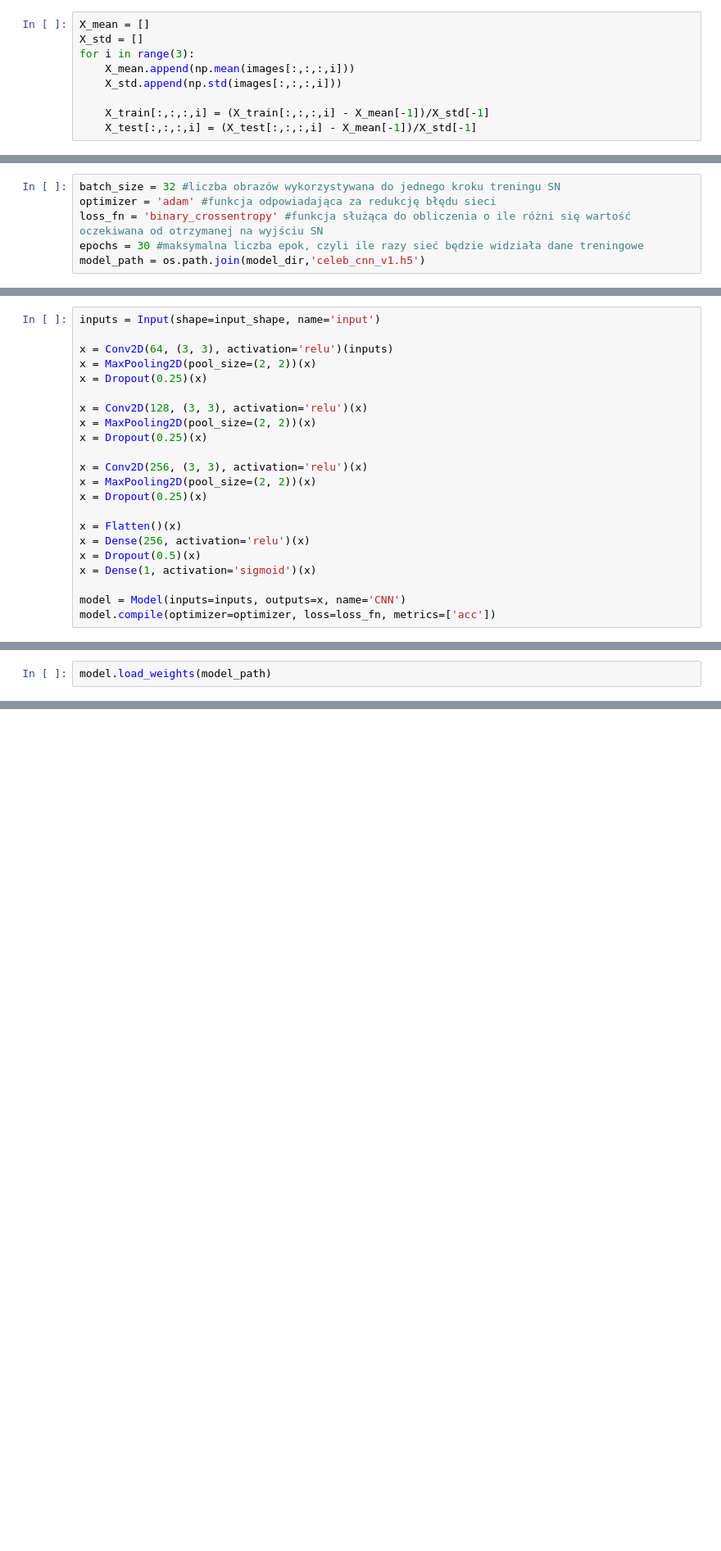
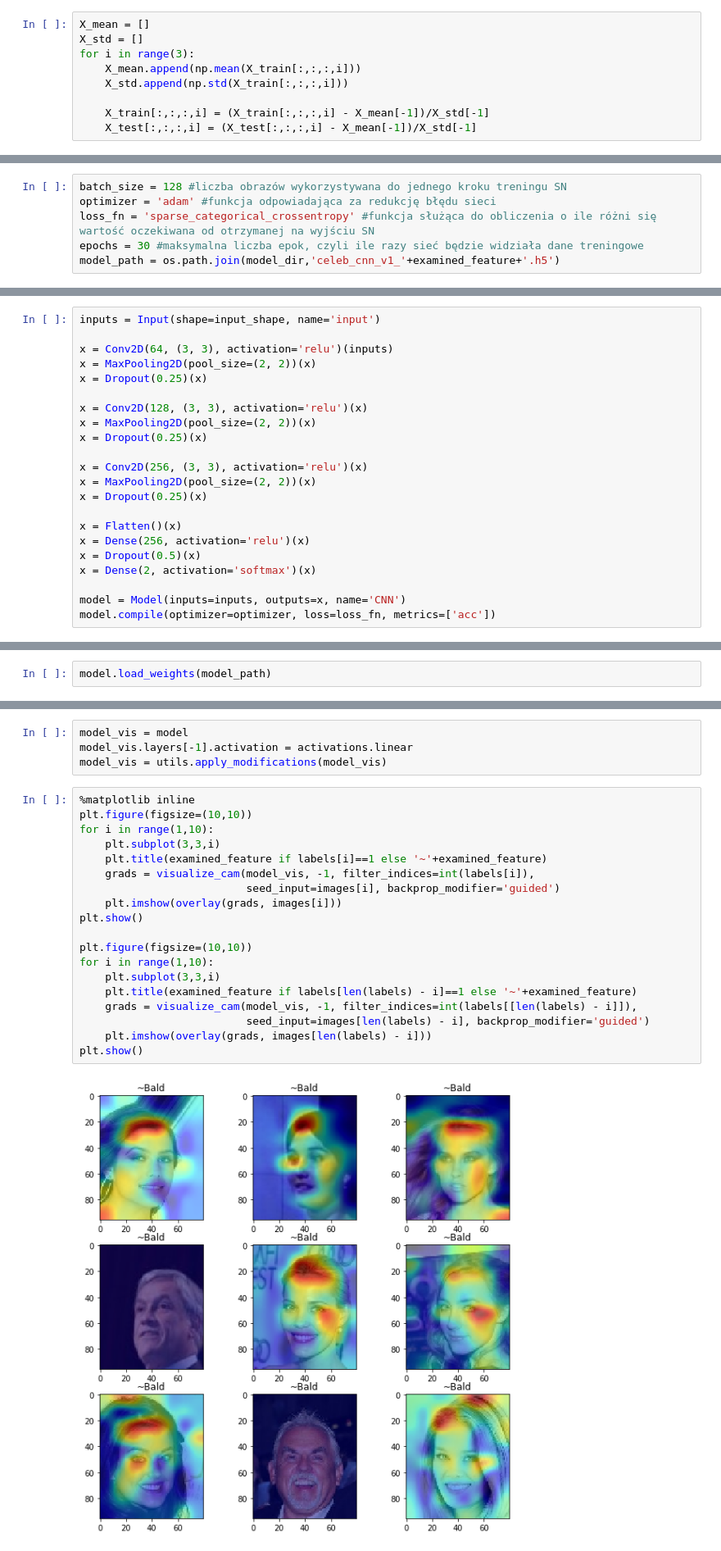
Before and after one commit to Feridum/AI-Workshop-polsl, a Jupyter notebook: notebooks/CelebA-CNN.ipynb, the cells around one changed output, grey strips where cells are left out. Shown: that part at 82% size. Saved outputs shown, nothing was run; the diff lists cells and outputs as text; blank space fills up the shorter version.

Commit message:
Fix CNN classif model scaling

```diff
--- a/notebooks/CelebA-CNN.ipynb
+++ b/notebooks/CelebA-CNN.ipynb
@@ -173,8 +195,8 @@ X_train, X_test, y_train, y_test = train_test_split(images, labels, test_size=0.
 X_mean = []
 X_std = []
 for i in range(3):
-    X_mean.append(np.mean(images[:,:,:,i]))
-    X_std.append(np.std(images[:,:,:,i]))
+    X_mean.append(np.mean(X_train[:,:,:,i]))
+    X_std.append(np.std(X_train[:,:,:,i]))
 
     X_train[:,:,:,i] = (X_train[:,:,:,i] - X_mean[-1])/X_std[-1]
     X_test[:,:,:,i] = (X_test[:,:,:,i] - X_mean[-1])/X_std[-1]
@@ -187,11 +209,11 @@ input_shape = images.shape[1:4] #wielkość obrazu wejściowego, wykorzystywana
 # %% [markdown]
 ### Zdefiniowanie parametrów definujących trening SN
 # %%
-batch_size = 32 #liczba obrazów wykorzystywana do jednego kroku treningu SN
+batch_size = 128 #liczba obrazów wykorzystywana do jednego kroku treningu SN
 optimizer = 'adam' #funkcja odpowiadająca za redukcję błędu sieci
-loss_fn = 'binary_crossentropy' #funkcja służąca do obliczenia o ile różni się wartość oczekiwana od otrzymanej na wyjściu SN
+loss_fn = 'sparse_categorical_crossentropy' #funkcja służąca do obliczenia o ile różni się wartość oczekiwana od otrzymanej na wyjściu SN
 epochs = 30 #maksymalna liczba epok, czyli ile razy sieć będzie widziała dane treningowe
-model_path = os.path.join(model_dir,'celeb_cnn_v1.h5')
+model_path = os.path.join(model_dir,'celeb_cnn_v1_'+examined_feature+'.h5')
 # %% [markdown]
 ### Budowa architektury CNN
 # %%
@@ -212,7 +234,7 @@ x = Dropout(0.25)(x)
 x = Flatten()(x)
 x = Dense(256, activation='relu')(x)
 x = Dropout(0.5)(x)
-x = Dense(1, activation='sigmoid')(x)
+x = Dense(2, activation='softmax')(x)
 
 model = Model(inputs=inputs, outputs=x, name='CNN')
 model.compile(optimizer=optimizer, loss=loss_fn, metrics=['acc'])
@@ -250,0 +290,25 @@ model.load_weights(model_path)
+# %%
+model_vis = model
+model_vis.layers[-1].activation = activations.linear
+model_vis = utils.apply_modifications(model_vis)
+# %%
+%matplotlib inline
+plt.figure(figsize=(10,10))
+for i in range(1,10):
+    plt.subplot(3,3,i)
+    plt.title(examined_feature if labels[i]==1 else '~'+examined_feature)
+    grads = visualize_cam(model_vis, -1, filter_indices=int(labels[i]),
+                          seed_input=images[i], backprop_modifier='guided')
+    plt.imshow(overlay(grads, images[i]))
+plt.show()
+
+plt.figure(figsize=(10,10))
+for i in range(1,10):
+    plt.subplot(3,3,i)
+    plt.title(examined_feature if labels[len(labels) - i]==1 else '~'+examined_feature)
+    grads = visualize_cam(model_vis, -1, filter_indices=int(labels[[len(labels) - i]]),
+                          seed_input=images[len(labels) - i], backprop_modifier='guided')
+    plt.imshow(overlay(grads, images[len(labels) - i]))
+plt.show()
+# %% [output]
+[figure, added]
```
Also changed, not shown: parts of 19 cells of this notebook.
